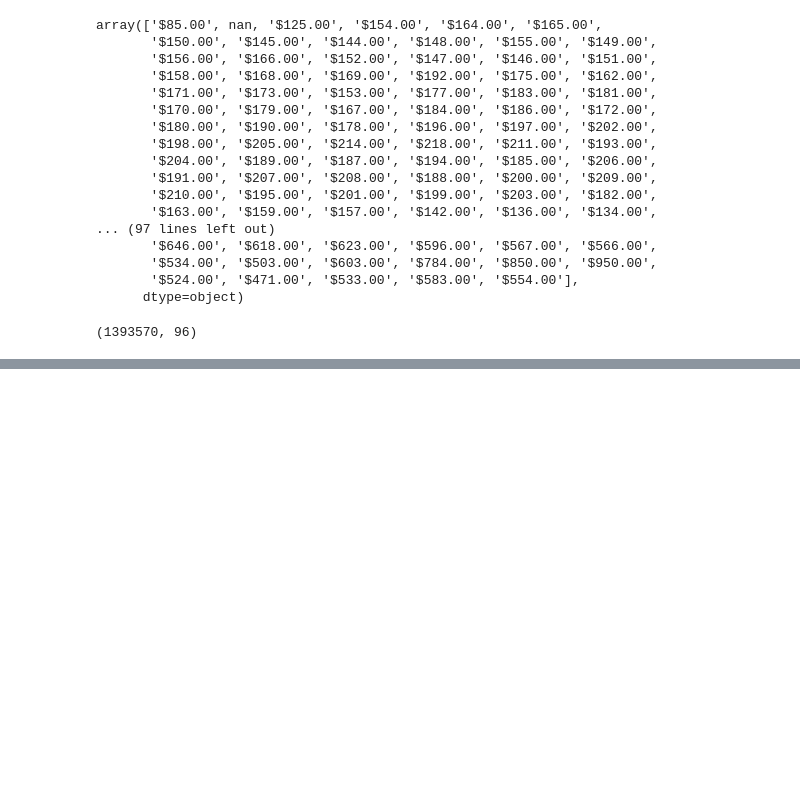
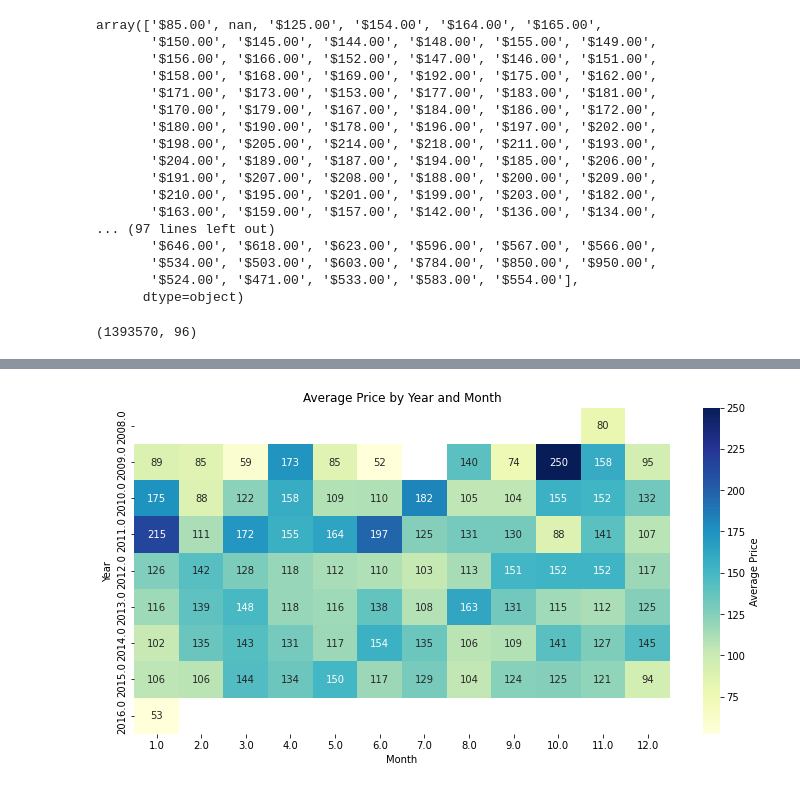
Before and after one commit to Naraendra-Reddy/Exploring-Seattle-Airbnb-Open-Data-Insights-and-Trends, a Jupyter notebook: Exploring_Seattle_Airbnb_Open_Data_Insights_and_Trends.ipynb, the cells around one changed output, grey strips where cells are left out. Cells and saved outputs as stored; diff of their text form; code cells hidden in the pictures; blank space fills up the shorter version.

```diff
--- a/Exploring_Seattle_Airbnb_Open_Data_Insights_and_Trends.ipynb
+++ b/Exploring_Seattle_Airbnb_Open_Data_Insights_and_Trends.ipynb
@@ -335,3 +401,5 @@ temp_df.shape
+# %%
+listings_df.dropna(thresh=len(listings_df)*0.7, axis=1, inplace=True)
 # %%
 listings_df.shape
 # %% [output]
@@ -391,0 +519,3 @@ calendar_df.isna().sum().sum()
+# %%
+listings['host_since'] = pd.to_datetime(listings['host_since'])
+listings['host_since'].dt.year.unique()
@@ -391,0 +530,6 @@ calendar_df.isna().sum().sum()
+# %%
+listings['price']= listings['price'].str.replace('$', '').str.replace(',', '').astype(float)
+listings['year']= listings['host_since'].dt.year
+price_by_year = listings.groupby('year')['price'].mean()
+
+print(price_by_year)
@@ -391,0 +558,4 @@ calendar_df.isna().sum().sum()
+# %%
+listings['month']= listings['host_since'].dt.month
+listings_price_by_month = listings.groupby(['year','month'])['price'].mean()
+listings_price_by_month
@@ -391,0 +585,16 @@ calendar_df.isna().sum().sum()
+# %%
+# Convert groupby object to DataFrame
+listings_price_by_month_df = listings_price_by_month.reset_index()
+
+# Pivot DataFrame to create a heatmap
+heatmap_df = listings_price_by_month_df.pivot('year', 'month', 'price')
+
+# Create heatmap using seaborn
+plt.figure(figsize=(12, 6))
+sns.heatmap(heatmap_df, cmap='YlGnBu', annot=True, fmt='.0f', cbar_kws={'label': 'Average Price'})
+plt.title('Average Price by Year and Month')
+plt.xlabel('Month')
+plt.ylabel('Year')
+plt.show()
+# %% [output]
+[figure, added]
```
Also changed, not shown: parts of 63 cells of this notebook.
